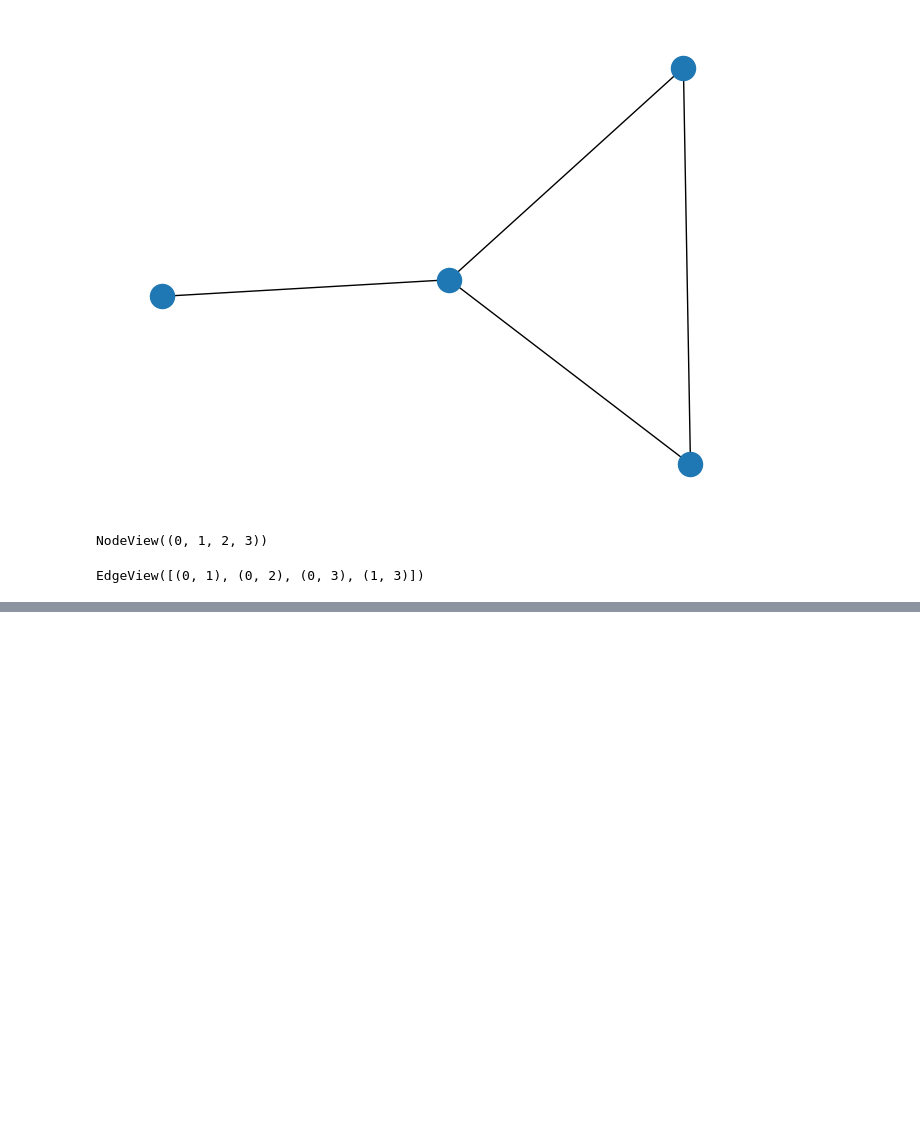
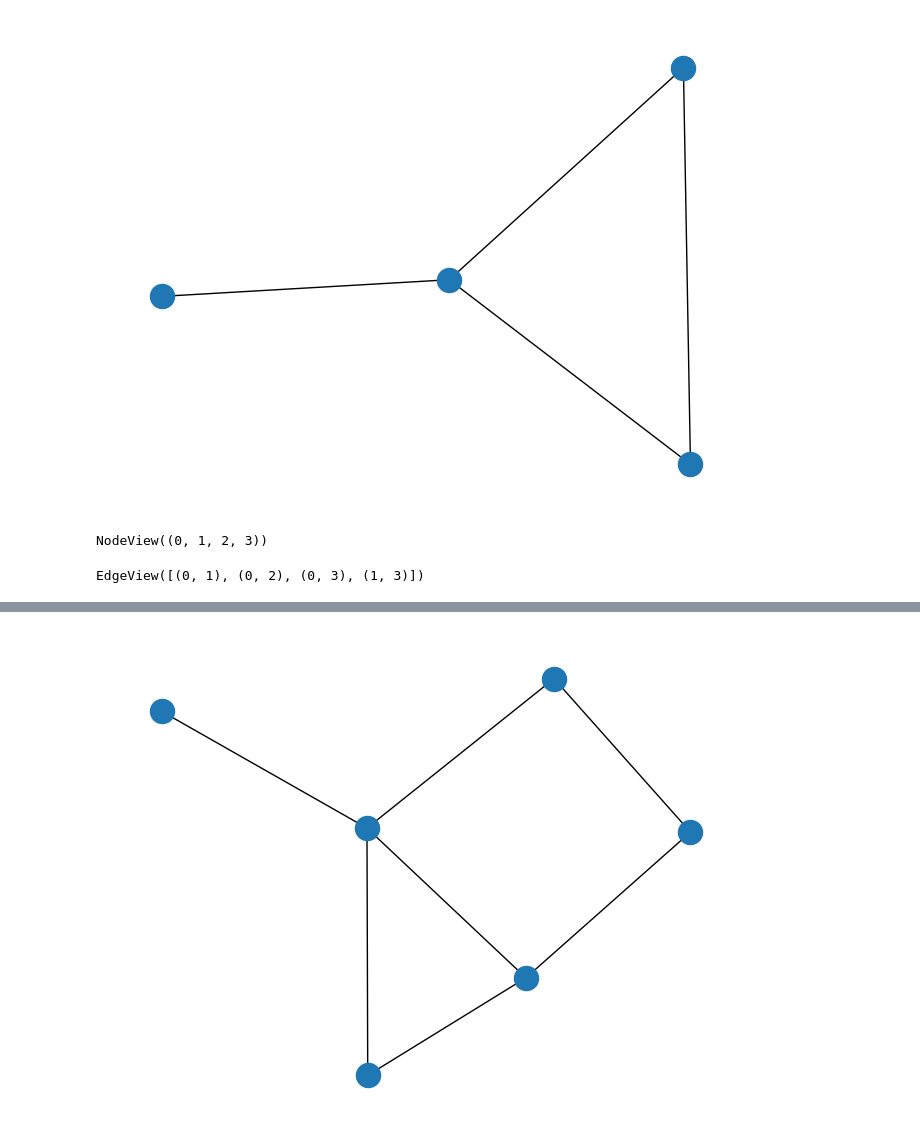
Before and after one commit to LRudL/GCExplainer-unsupervised, a Jupyter notebook: src/tests.ipynb, the cells around one changed output, grey strips where cells are left out. Drawn from its saved outputs; the diff is of its cells as text; code cells hidden in the pictures; blank space fills up the shorter version.

Commit message:
working gspan code

```diff
--- a/src/tests.ipynb
+++ b/src/tests.ipynb
@@ -175,0 +178,2 @@ EdgeView([(0, 1), (0, 2), (0, 3), (1, 3)])
+# %%
+graph = gg.ring_with_attachments(40, gg.house, 20)
@@ -175,0 +201,2 @@ EdgeView([(0, 1), (0, 2), (0, 3), (1, 3)])
+# %%
+gs = gspan_on_graph(graph, n=200, k=2, support=30)
@@ -175,0 +279,4 @@ EdgeView([(0, 1), (0, 2), (0, 3), (1, 3)])
+# %%
+Graph(gs.graphs[199]).draw()
+# %% [output]
+[figure, added]
```
Also changed, not shown: parts of 7 cells of this notebook, 2 other files.
